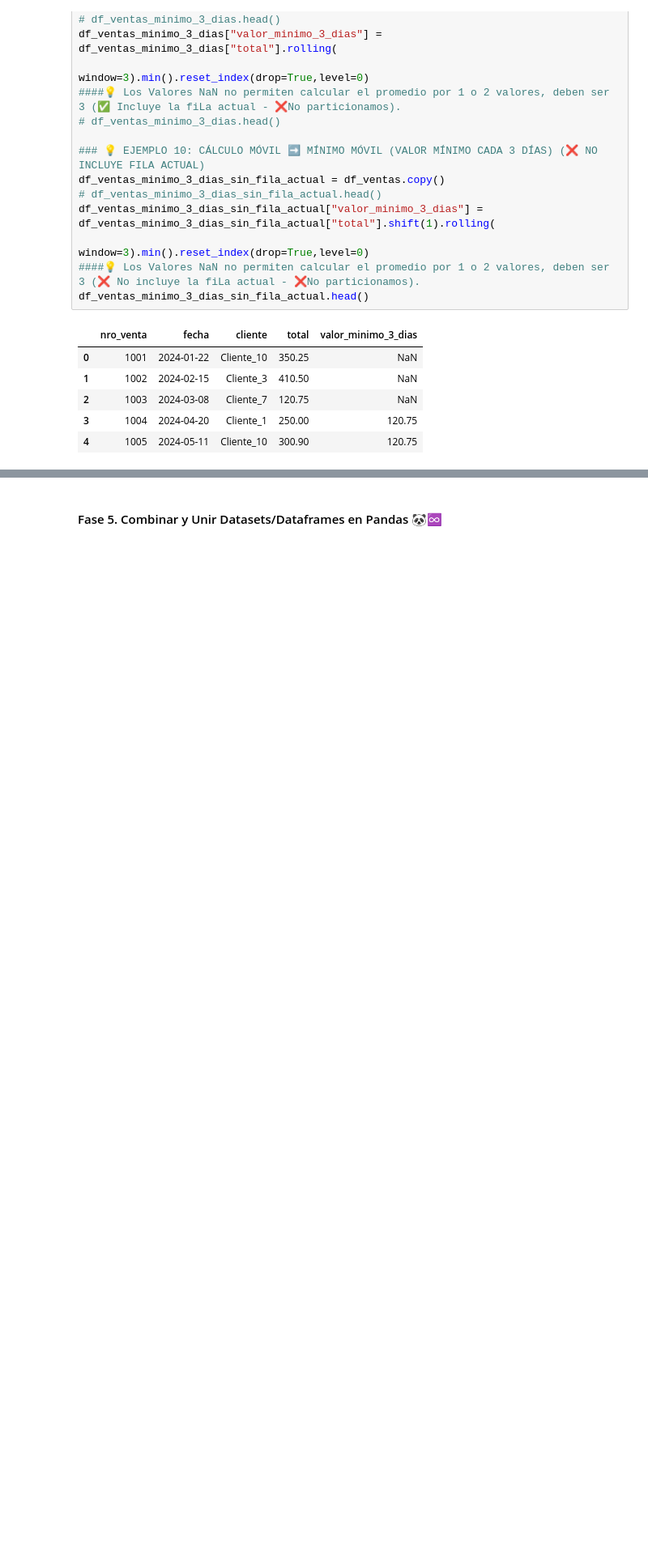
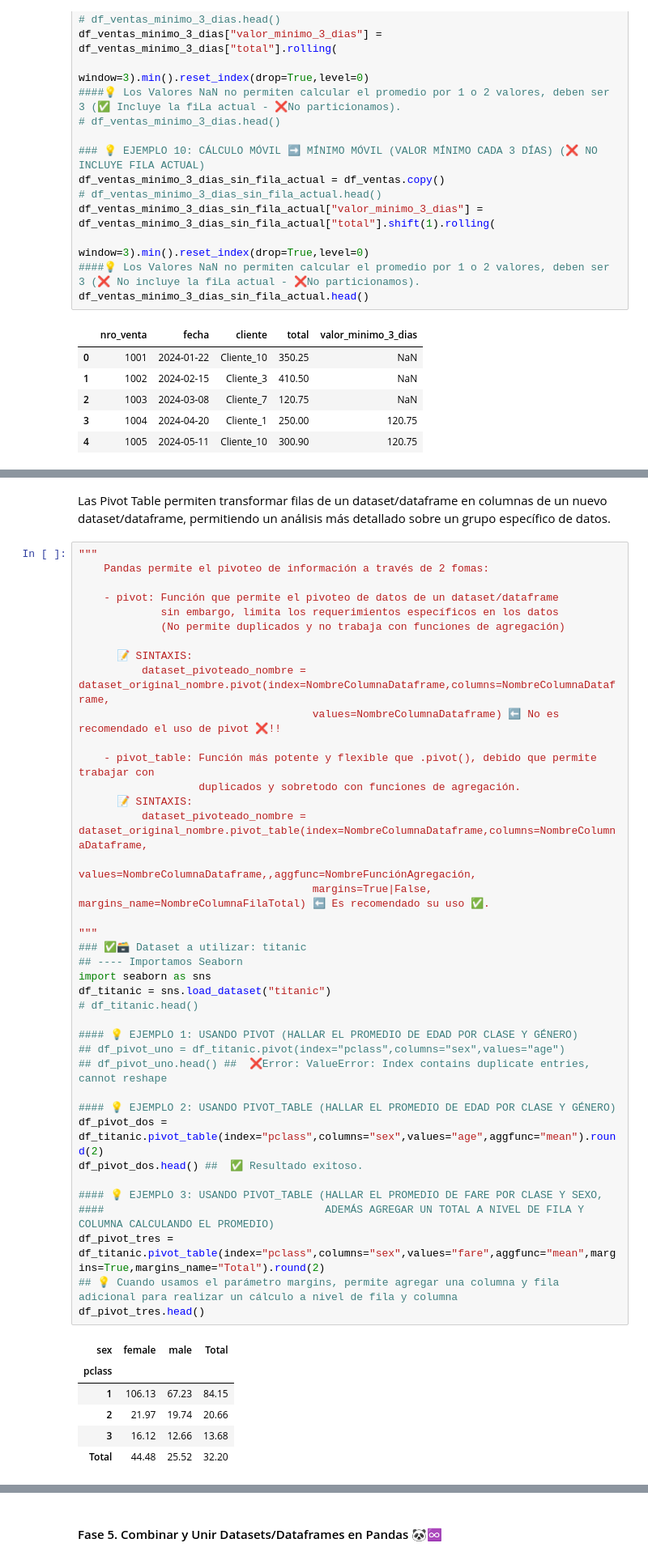
Before and after one commit to BrayanR03/Fundamentos-Pandas-y-Polars, a Jupyter notebook: pandas/06_manipulacion_datos_pandas.ipynb, the cells around one changed output, grey strips where cells are left out. Shown at 81% size. Cells and saved outputs as stored; diff of their text form; blank space fills up the shorter version.

Commit message:
manipulacion de datos- pivots tables en pandas y polars

```diff
--- a/pandas/06_manipulacion_datos_pandas.ipynb
+++ b/pandas/06_manipulacion_datos_pandas.ipynb
@@ -815,0 +818,49 @@ df_ventas_minimo_3_dias_sin_fila_actual.head()
+# %% [markdown]
+Las Pivot Table permiten transformar filas de un dataset/dataframe en columnas de un nuevo dataset/dataframe,
+permitiendo un análisis más detallado sobre un grupo específico de datos.
+# %%
+"""
+    Pandas permite el pivoteo de información a través de 2 fomas:
+
+    - pivot: Función que permite el pivoteo de datos de un dataset/dataframe
+             sin embargo, limita los requerimientos específicos en los datos
+             (No permite duplicados y no trabaja con funciones de agregación)
+
+      📝 SINTAXIS:
+          dataset_pivoteado_nombre = dataset_original_nombre.pivot(index=NombreColumnaDataframe,columns=NombreColumnaDataframe,
+                                     values=NombreColumnaDataframe) ⬅️ No es recomendado el uso de pivot ❌!!
+
+    - pivot_table: Función más potente y flexible que .pivot(), debido que permite trabajar con
+                   duplicados y sobretodo con funciones de agregación.
+      📝 SINTAXIS:
+          dataset_pivoteado_nombre = dataset_original_nombre.pivot_table(index=NombreColumnaDataframe,columns=NombreColumnaDataframe,
+                                     values=NombreColumnaDataframe,,aggfunc=NombreFunciónAgregación,
+                                     margins=True|False, margins_name=NombreColumnaFilaTotal) ⬅️ Es recomendado su uso ✅.
+
+"""
+### ✅🗃️ Dataset a utilizar: titanic
+## ---- Importamos Seaborn
+import seaborn as sns
+df_titanic = sns.load_dataset("titanic")
+# df_titanic.head()
+
+#### 💡 EJEMPLO 1: USANDO PIVOT (HALLAR EL PROMEDIO DE EDAD POR CLASE Y GÉNERO)
+## df_pivot_uno = df_titanic.pivot(index="pclass",columns="sex",values="age")
+## df_pivot_uno.head() ##  ❌Error: ValueError: Index contains duplicate entries, cannot reshape
+
+#### 💡 EJEMPLO 2: USANDO PIVOT_TABLE (HALLAR EL PROMEDIO DE EDAD POR CLASE Y GÉNERO)
+df_pivot_dos = df_titanic.pivot_table(index="pclass",columns="sex",values="age",aggfunc="mean").round(2)
+df_pivot_dos.head() ##  ✅ Resultado exitoso.
+
+#### 💡 EJEMPLO 3: USANDO PIVOT_TABLE (HALLAR EL PROMEDIO DE FARE POR CLASE Y SEXO,
+####                                   ADEMÁS AGREGAR UN TOTAL A NIVEL DE FILA Y COLUMNA CALCULANDO EL PROMEDIO)
+df_pivot_tres = df_titanic.pivot_table(index="pclass",columns="sex",values="fare",aggfunc="mean",margins=True,margins_name="Total").round(2)
+## 💡 Cuando usamos el parámetro margins, permite agregar una columna y fila adicional para realizar un cálculo a nivel de fila y columna
+df_pivot_tres.head()
+# %% [output]
+| sex | female | male | Total |
+| pclass |  |  |  |
+| 1 | 106.13 | 67.23 | 84.15 |
+| 2 | 21.97 | 19.74 | 20.66 |
+| 3 | 16.12 | 12.66 | 13.68 |
+| Total | 44.48 | 25.52 | 32.20 |
```
Also changed, not shown: parts of 2 cells of this notebook, 1 other file.
